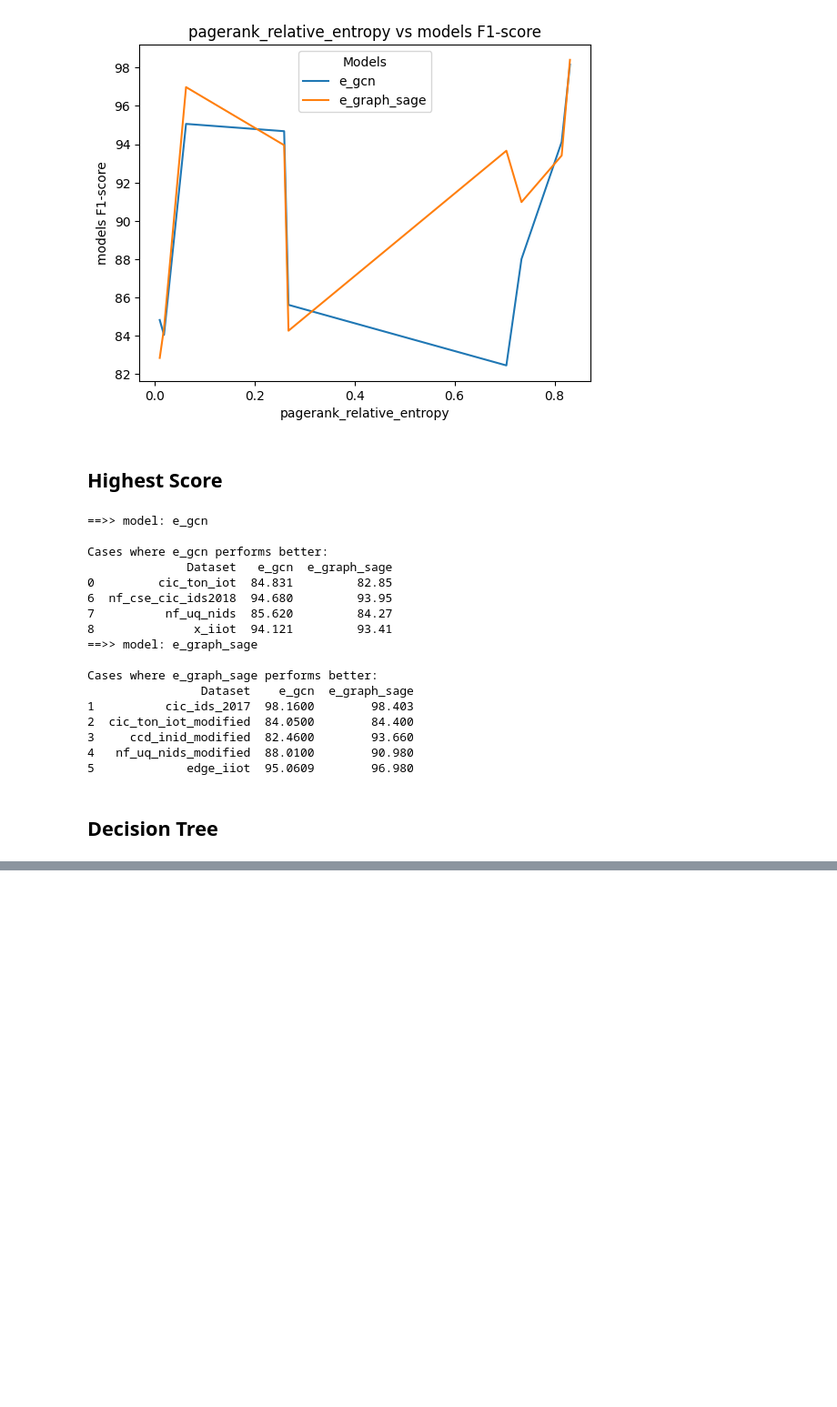
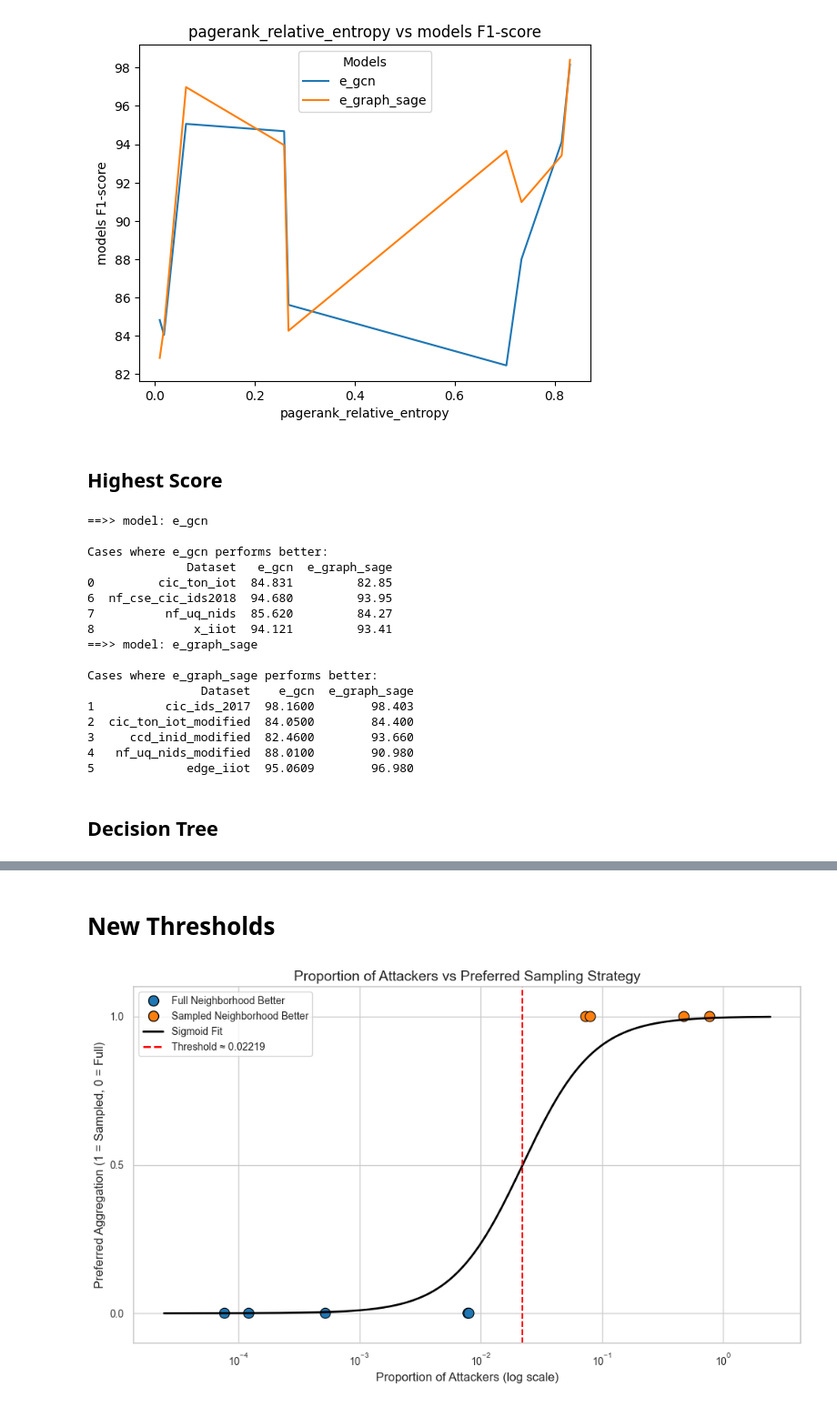
Before and after one commit to mtermos/GNN-NIDS-Analysis-WandB, a Jupyter notebook: results_analysis.ipynb, the cells around one changed output, grey strips where cells are left out. Shown at 91% size. Drawn from its saved outputs; the diff is of its cells as text; code cells hidden in the pictures; blank space fills up the shorter version.

Commit message:
thresholds

```diff
--- a/results_analysis.ipynb
+++ b/results_analysis.ipynb
@@ -369,0 +438,80 @@ print(tree_rules)
+# %% [markdown]
+# New Thresholds
+# %%
+import numpy as np
+import matplotlib.pyplot as plt
+from sklearn.linear_model import LogisticRegression
+import seaborn as sns
+from matplotlib.lines import Line2D
+
+# Data: Proportion of attackers (x) and which model performs better (y)
+x = np.array([
+    0.000077,
+    0.000122,
+    0.000523,
+    0.007862,
+    0.007998,
+    0.073620,
+    0.080357,
+    0.475728,
+    0.776236
+])
+y = np.array([0, 0, 0, 0, 0, 1, 1, 1, 1])
+
+# Apply log-transform to the feature for model training
+x_log = np.log10(x).reshape(-1, 1)
+
+# Fit logistic regression on log-transformed x
+model = LogisticRegression(class_weight='balanced', C=10)
+model.fit(x_log, y)
+
+# Prediction range in log-space
+x_range_log = np.linspace(x_log.min() - 0.5, x_log.max() + 0.5, 300).reshape(-1, 1)
+y_prob = model.predict_proba(x_range_log)[:, 1]
+
+# Inverse log10 for plotting in original scale
+x_range = 10 ** x_range_log.flatten()
+
+# Compute threshold in log-space and convert back
+threshold_log = -model.intercept_[0] / model.coef_[0][0]
+threshold = 10 ** threshold_log
+
+# Plot
+plt.figure(figsize=(10, 6))
+sns.set(style="whitegrid")
+
+# Data points
+scatter = sns.scatterplot(x=x, y=y, hue=y, palette=["#1f77b4", "#ff7f0e"],
+                          s=100, edgecolor="black", legend=False)
+
+# Logistic regression sigmoid curve
+plt.plot(x_range, y_prob, color='black', linewidth=2, label='Sigmoid Fit')
+
+# Threshold line
+plt.axvline(threshold, color='red', linestyle='--', label=f'Threshold ≈ {threshold:.5f}')
+
+# Custom legend
+legend_elements = [
+    Line2D([0], [0], marker='o', color='w', label='Full Neighborhood Better',
+           markerfacecolor='#1f77b4', markersize=10, markeredgecolor='black'),
+    Line2D([0], [0], marker='o', color='w', label='Sampled Neighborhood Better',
+           markerfacecolor='#ff7f0e', markersize=10, markeredgecolor='black'),
+    Line2D([0], [0], color='black', lw=2, label='Sigmoid Fit'),
+    Line2D([0], [0], color='red', linestyle='--', lw=2, label=f'Threshold ≈ {threshold:.5f}')
+]
+plt.legend(handles=legend_elements, fontsize=10)
+
+# Log scale for x-axis
+plt.xscale('log')
+
+# Labels and styling
+plt.title("Proportion of Attackers vs Preferred Sampling Strategy", fontsize=14)
+plt.xlabel("Proportion of Attackers (log scale)", fontsize=12)
+plt.ylabel("Preferred Aggregation (1 = Sampled, 0 = Full)", fontsize=12)
+plt.xticks(fontsize=10)
+plt.yticks([0, 0.5, 1], fontsize=10)
+plt.ylim(-0.1, 1.1)
+plt.tight_layout()
+plt.show()
+# %% [output]
+[figure, added]
```
Also changed, not shown: parts of 16 cells of this notebook, 4 other files.
